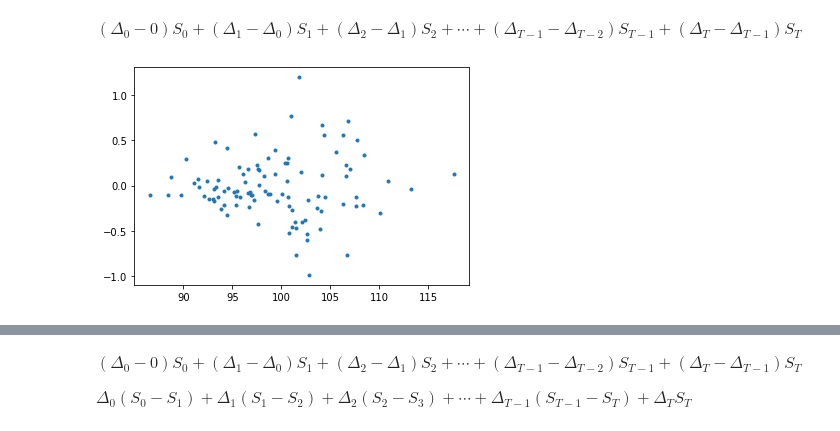
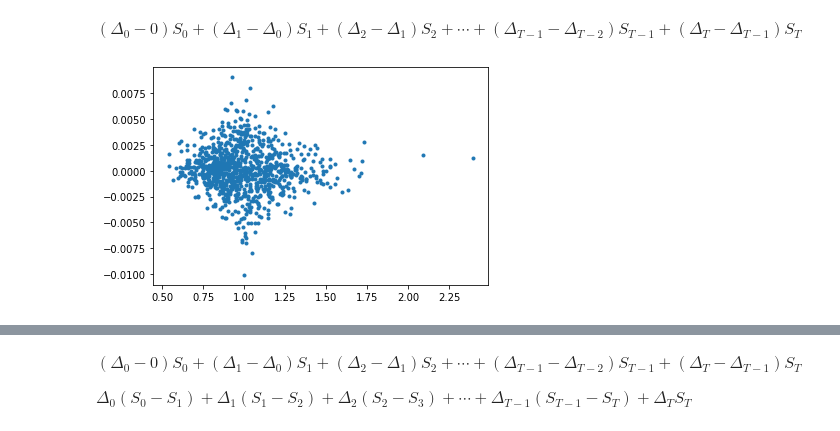
Before and after one commit to Joocheol/Financial-Engineering, a Jupyter notebook: Two_versions_of_delta_hedging.ipynb, the cells around one changed output, grey strips where cells are left out. Drawn from its saved outputs; the diff is of its cells as text; code cells hidden in the pictures.

```diff
--- a/Two_versions_of_delta_hedging.ipynb
+++ b/Two_versions_of_delta_hedging.ipynb
@@ -16,17 +16,17 @@ from scipy.stats import norm
 # %%
 r = 0.00
 sig = 0.2
-T = 30/365
+T = 365/365
 
-M = 100
-N = 30
+M = 1000
+N = 300
 
 dt = T/N
 rdt = r*dt
 sigsdt = sig * np.sqrt(dt)
 # %%
 np.random.seed(3119)
-S0 = 100
+S0 = 1
 
 S = np.empty([M,N+1])
 rv = np.random.normal(r*dt,sigsdt,[M,N])
@@ -40,23 +40,23 @@ $(\Delta_0 - 0) S_0 + (\Delta_1 - \Delta_0) S_1 + (\Delta_2 - \Delta_1) S_{2} +
 # %%
 a = []
 
-K = 103
+K = 1
 
 for i in range(M):
     cost = 0
     hedge = 0
     for j in range(N):
         d1 = (np.log(S[i,j]/K)+(r+0.5*sig**2)*(T-j*dt))/(sig*np.sqrt(T-j*dt))
         delta = norm.cdf(d1)
         cost = cost + (delta-hedge) * S[i,j]
         hedge = delta
 
-    cost = cost - hedge * S[i,N] + max(S[i,N]-K, 0) - 1.2
+    cost = cost - hedge * S[i,N] + max(S[i,N]-K, 0) - 0.07965567
 
 
     a.append(cost)
 
 plt.plot(S[:,-1], a, marker=".", linestyle='none')
 plt.show()
 # %% [output]
-[figure, old version]
+[figure, new version]
```
Also changed, not shown: parts of 10 cells of this notebook.
